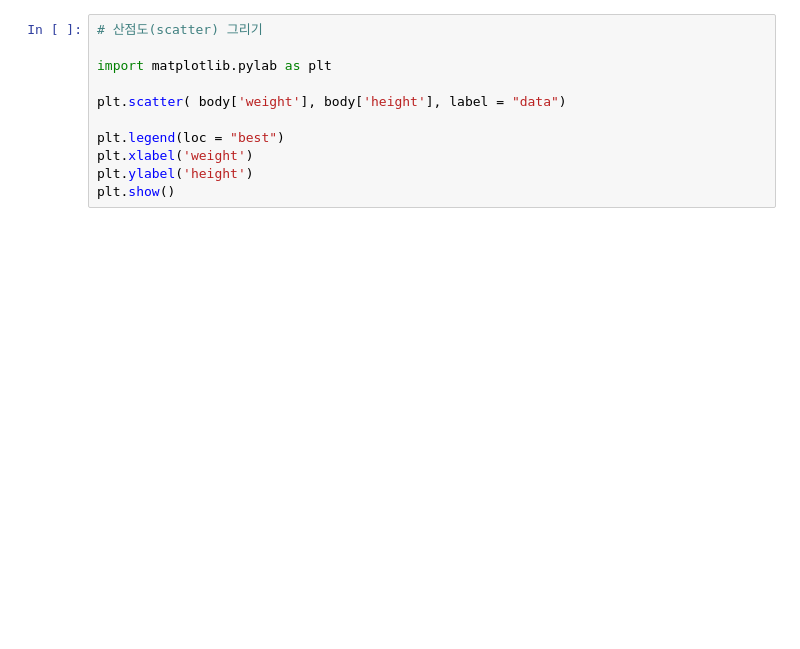
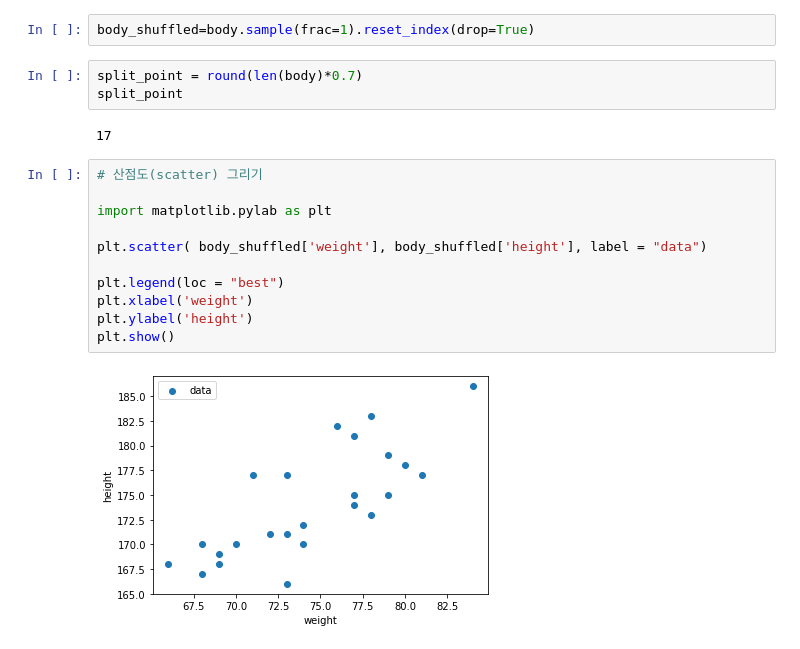
Before and after one commit to jaehyun0220/DL, a Jupyter notebook: Git_Temp_3.ipynb, the cells around one changed output. Saved outputs shown, nothing was run; the diff lists cells and outputs as text; blank space fills up the shorter version.

```diff
--- a/Git_Temp_3.ipynb
+++ b/Git_Temp_3.ipynb
@@ -38,11 +101,20 @@ body.info
+# %%
+body_shuffled=body.sample(frac=1).reset_index(drop=True)
+# %%
+split_point = round(len(body)*0.7)
+split_point
+# %% [output]
+17
 # %%
 # 산점도(scatter) 그리기
 
 import matplotlib.pylab as plt
 
-plt.scatter( body['weight'], body['height'], label = "data")
+plt.scatter( body_shuffled['weight'], body_shuffled['height'], label = "data")
 
 plt.legend(loc = "best")
 plt.xlabel('weight')
 plt.ylabel('height')
 plt.show()
+# %% [output]
+[figure, added]
```
Also changed, not shown: parts of 19 cells of this notebook.
